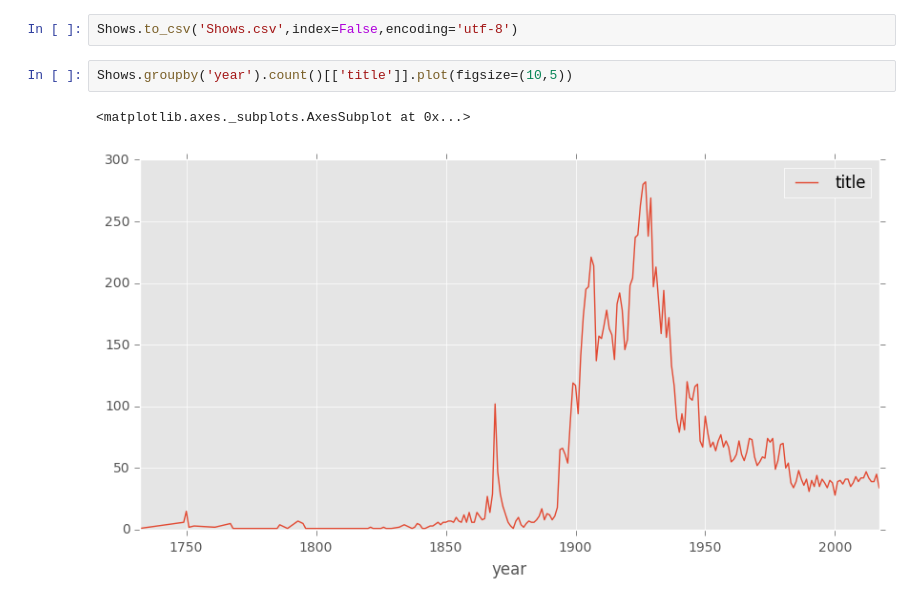
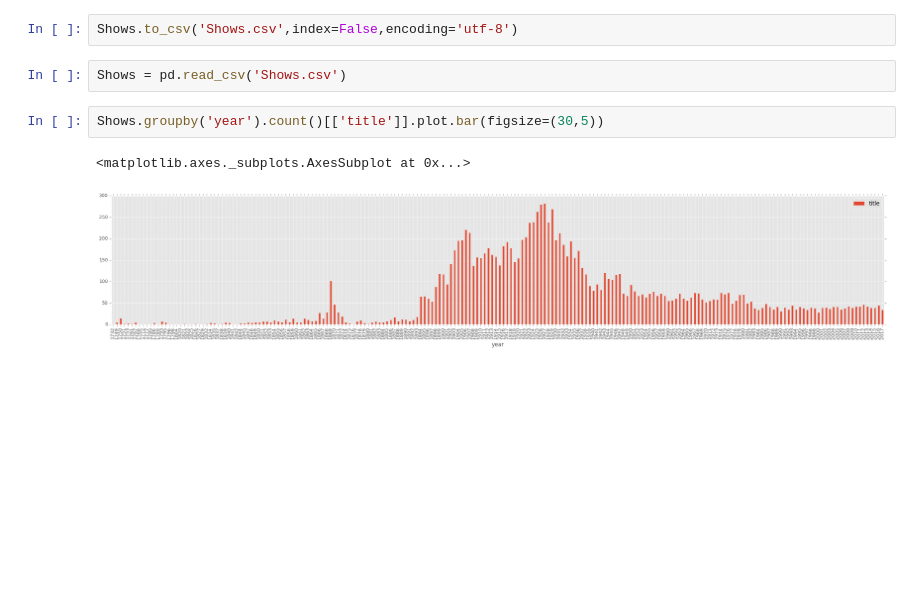
Before and after one commit to kebuhcah/purgation, a Jupyter notebook: playbill_basic.ipynb, the cells around one changed output. Cells and saved outputs as stored; diff of their text form; blank space fills up the shorter version.

Commit message:
plot using bar chart

```diff
--- a/playbill_basic.ipynb
+++ b/playbill_basic.ipynb
@@ -169,8 +169,10 @@ Shows
 Shows['title'] = Shows['title'].str.strip()
 # %%
 Shows.to_csv('Shows.csv',index=False,encoding='utf-8')
+# %%
+Shows = pd.read_csv('Shows.csv')
 # %%
-Shows.groupby('year').count()[['title']].plot(figsize=(10,5))
+Shows.groupby('year').count()[['title']].plot.bar(figsize=(30,5))
 # %% [output]
 <matplotlib.axes._subplots.AxesSubplot at 0x...>
-[figure, old version]
+[figure, new version]
```
